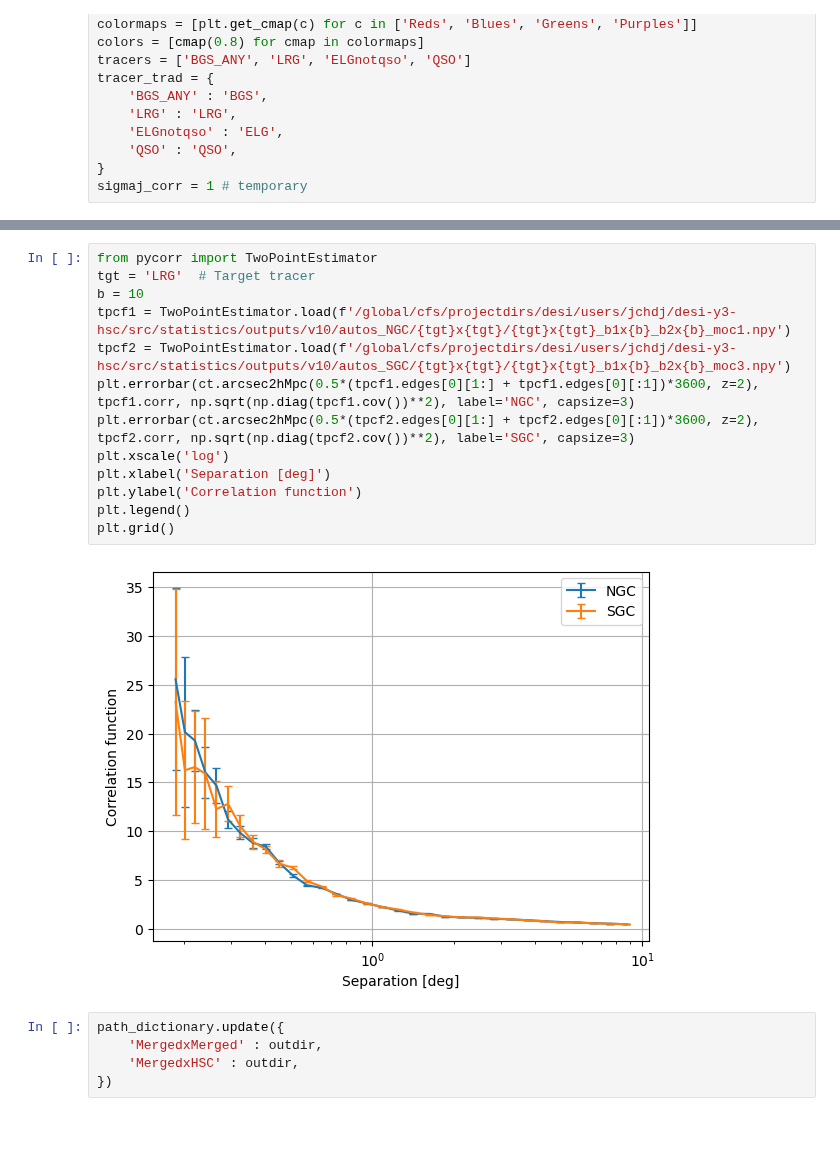
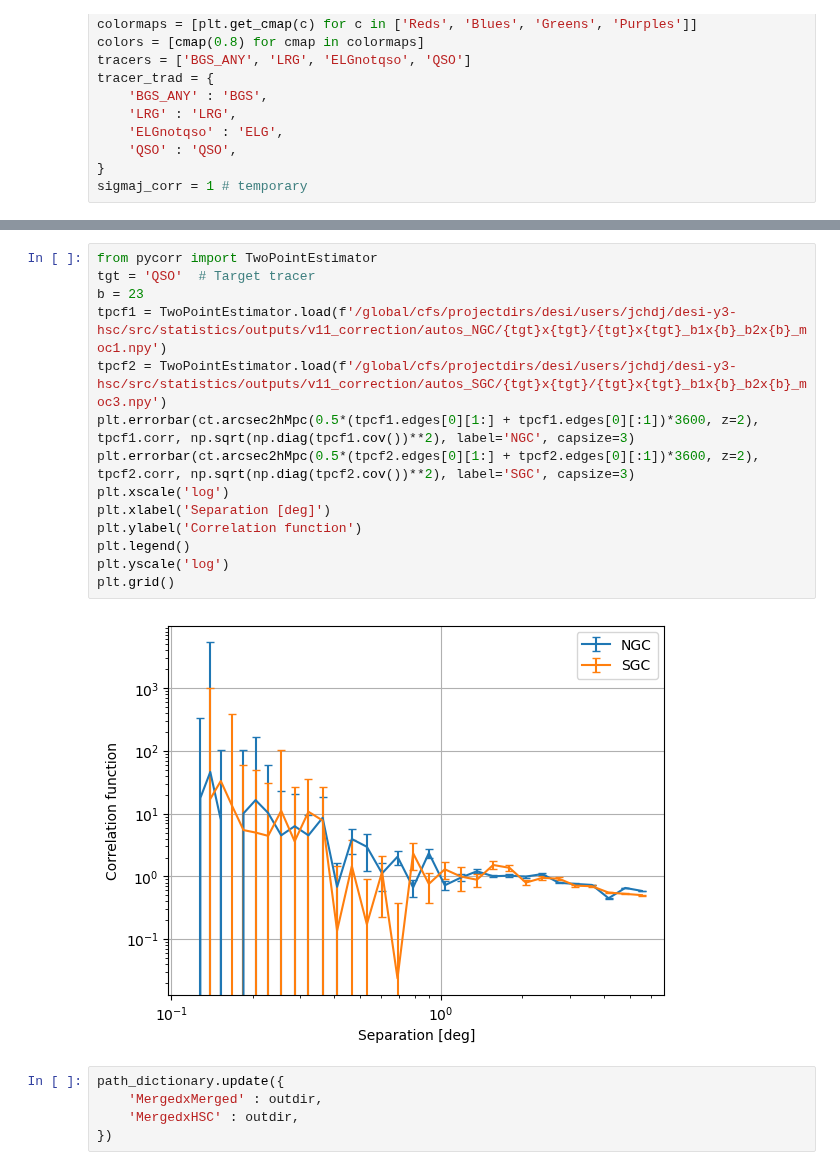
Before and after one commit to JeanCHDJdev/desi-y3-hsc, a Jupyter notebook: src/statistics/merged_results.ipynb, the cells around one changed output, grey strips where cells are left out. Cells and saved outputs as stored; diff of their text form; blank space fills up the shorter version.

```diff
--- a/src/statistics/merged_results.ipynb
+++ b/src/statistics/merged_results.ipynb
@@ -112,18 +123,19 @@ It's likely this estimator has no data for the given redshift bin
 # %%
 from pycorr import TwoPointEstimator
-tgt = 'LRG'  # Target tracer
-b = 10
-tpcf1 = TwoPointEstimator.load(f'/global/cfs/projectdirs/desi/users/jchdj/desi-y3-hsc/src/statistics/outputs/v10/autos_NGC/{tgt}x{tgt}/{tgt}x{tgt}_b1x{b}_b2x{b}_moc1.npy')
-tpcf2 = TwoPointEstimator.load(f'/global/cfs/projectdirs/desi/users/jchdj/desi-y3-hsc/src/statistics/outputs/v10/autos_SGC/{tgt}x{tgt}/{tgt}x{tgt}_b1x{b}_b2x{b}_moc3.npy')
+tgt = 'QSO'  # Target tracer
+b = 23
+tpcf1 = TwoPointEstimator.load(f'/global/cfs/projectdirs/desi/users/jchdj/desi-y3-hsc/src/statistics/outputs/v11_correction/autos_NGC/{tgt}x{tgt}/{tgt}x{tgt}_b1x{b}_b2x{b}_moc1.npy')
+tpcf2 = TwoPointEstimator.load(f'/global/cfs/projectdirs/desi/users/jchdj/desi-y3-hsc/src/statistics/outputs/v11_correction/autos_SGC/{tgt}x{tgt}/{tgt}x{tgt}_b1x{b}_b2x{b}_moc3.npy')
 plt.errorbar(ct.arcsec2hMpc(0.5*(tpcf1.edges[0][1:] + tpcf1.edges[0][:1])*3600, z=2), tpcf1.corr, np.sqrt(np.diag(tpcf1.cov())**2), label='NGC', capsize=3)
 plt.errorbar(ct.arcsec2hMpc(0.5*(tpcf2.edges[0][1:] + tpcf2.edges[0][:1])*3600, z=2), tpcf2.corr, np.sqrt(np.diag(tpcf2.cov())**2), label='SGC', capsize=3)
 plt.xscale('log')
 plt.xlabel('Separation [deg]')
 plt.ylabel('Correlation function')
 plt.legend()
+plt.yscale('log')
 plt.grid()
 # %% [output]
-[figure, old version]
+[figure, new version]
 # %%
 path_dictionary.update({
     'MergedxMerged' : outdir,
```
Also changed, not shown: parts of 15 cells of this notebook, 2 other files.
